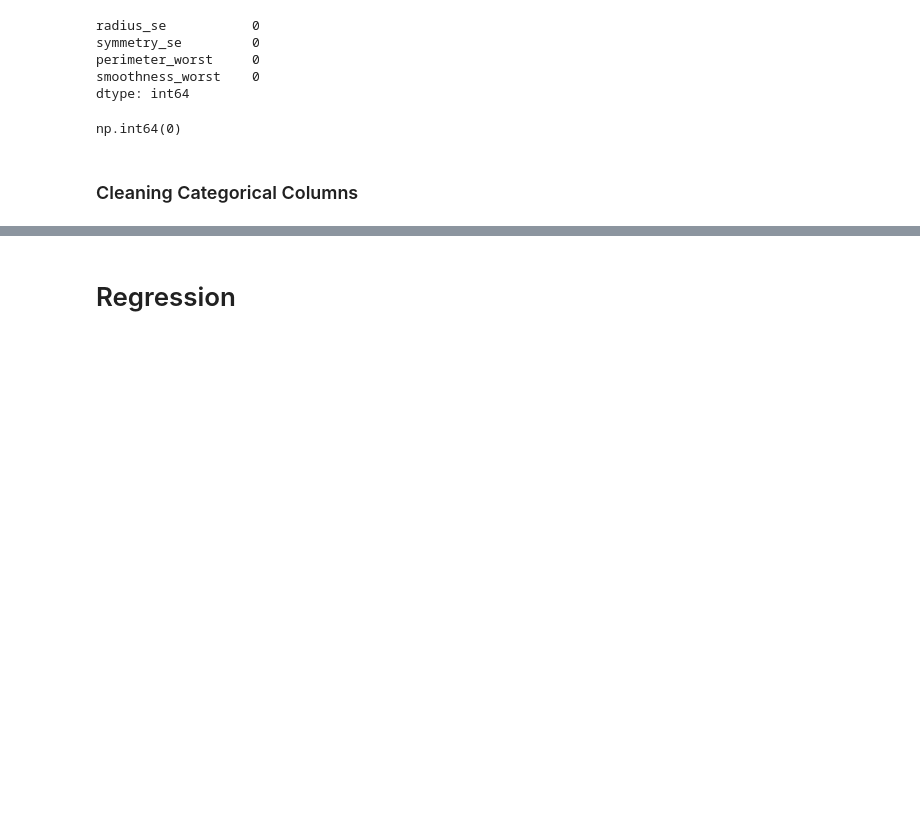
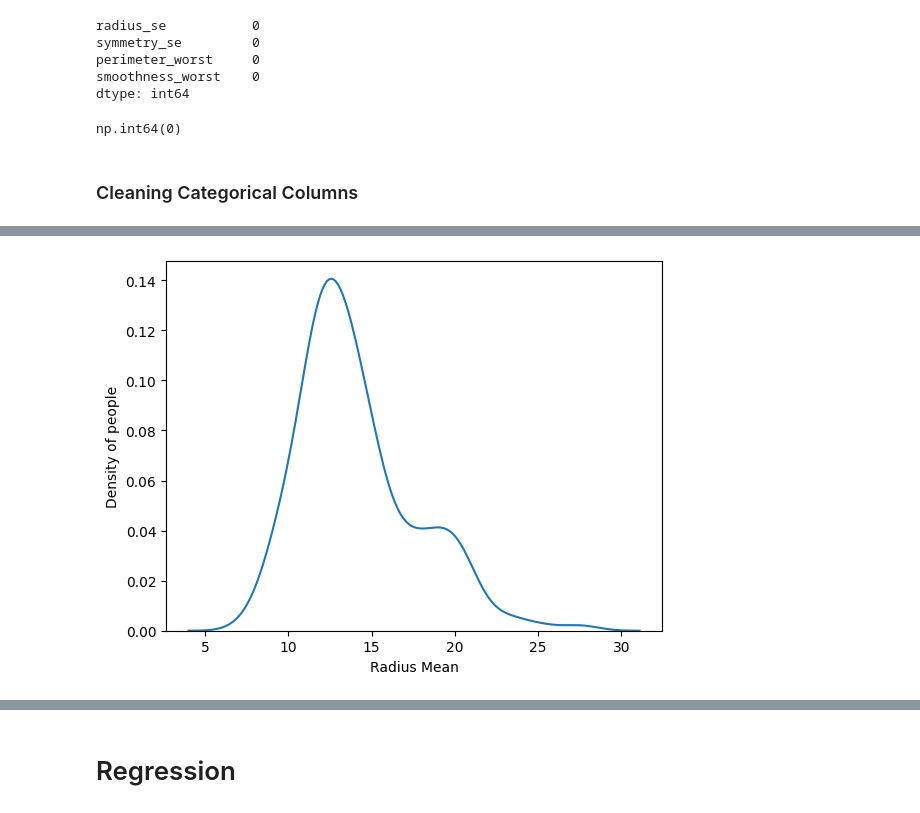
Before and after one commit to ShrDar/EDA-Classification-and-Regression-Models, a Jupyter notebook: notebooks/EDA_Classification_Regression.ipynb, the cells around one changed output, grey strips where cells are left out. Saved outputs shown, nothing was run; the diff lists cells and outputs as text; code cells hidden in the pictures; blank space fills up the shorter version.

```diff
--- a/notebooks/EDA_Classification_Regression.ipynb
+++ b/notebooks/EDA_Classification_Regression.ipynb
@@ -250,0 +352,8 @@ np.int64(0)
+# %%
+sns.kdeplot(classification_df, x = 'radius_mean')
+
+plt.xlabel("Radius Mean")
+plt.ylabel("Density of people")
+plt.show()
+# %% [output]
+[figure, added]
```
Also changed, not shown: parts of 20 cells of this notebook.
